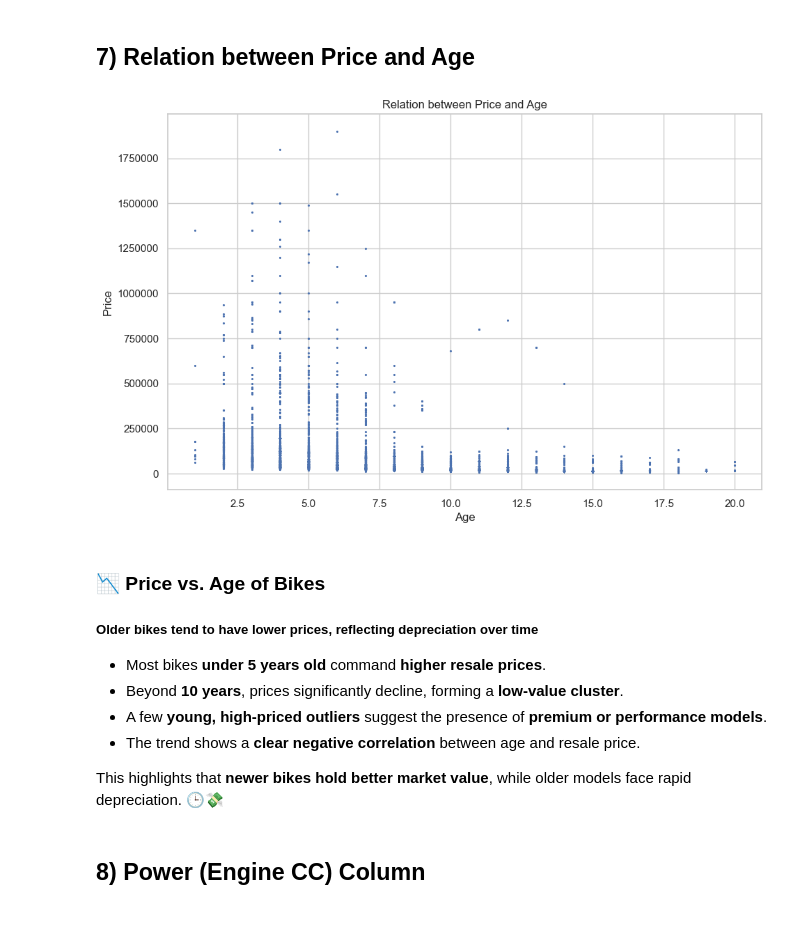
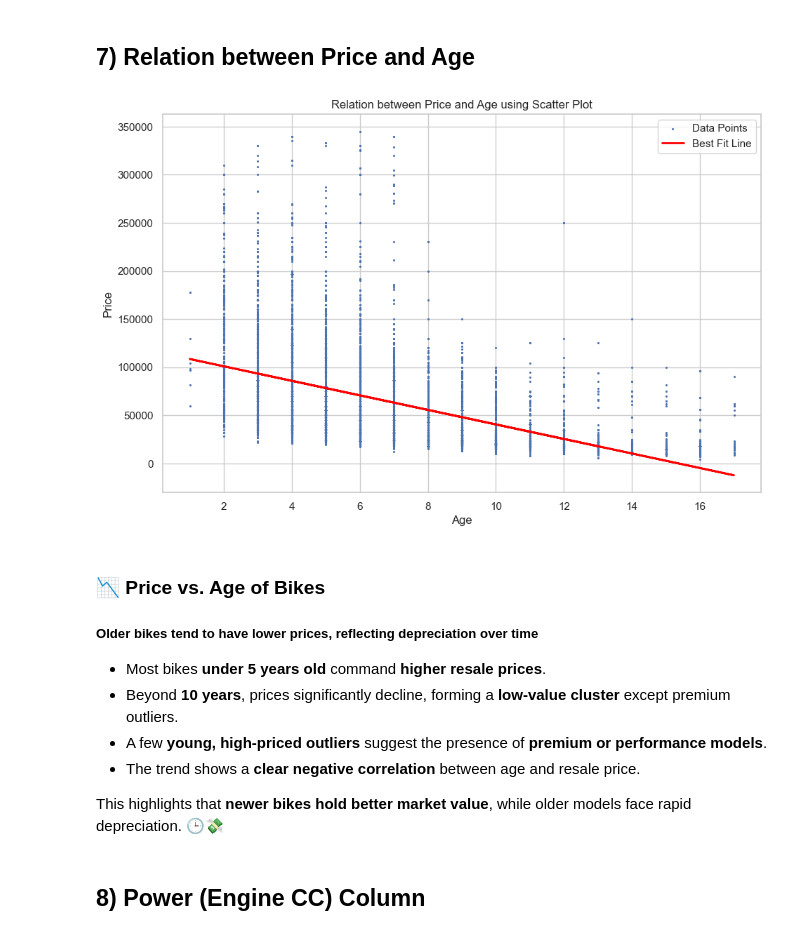
Before and after one commit to MrJ-2k04/MCA-Sem-2-Project, a Jupyter notebook: 1) EDA.ipynb, the cells around one changed output. Saved outputs shown, nothing was run; the diff lists cells and outputs as text; code cells hidden in the pictures.

```diff
--- a/1) EDA.ipynb
+++ b/1) EDA.ipynb
@@ -204,0 +241,2 @@ New shape after removing mileage outliers:  (32523, 8)
+# %%
+df_without_age_kms_outliers = remove_iqr_outliers(df_without_age_outliers, "kms_driven")
@@ -235,0 +289,2 @@ showZScoreBoxPlot(df_without_age_kms_outliers, "price")
+# %%
+df_without_any_outliers = remove_z_score_outliers(df_without_age_kms_outliers, "price")
@@ -255,7 +335,7 @@ owner_mapping = {
     'Third Owner': 3,
     'Fourth Owner Or More': 4
 }
-useful_df = df_without_age_kms_outliers.copy()
+useful_df = df_without_any_outliers.copy()
 useful_df['owner_encoded'] = useful_df['owner'].map(owner_mapping)
 useful_df.head()
 # %% [output]
@@ -321,15 +402,23 @@ The data shows that **mass-market brands** lead the used bike space, while **pre
 # %% [markdown]
 ## 6) Relation between Price and Mileage
 # %%
-def plot_scatter_chart(df, x_col, y_col, title = ""):
+def plot_scatter_chart(df, x_col, y_col, title=""):
     x = df[x_col]
     y = df[y_col]
+
+    # Fit a line to the data
+    coeffs = np.polyfit(x, y, deg=1) # Linear regression (degree 1)
+    poly_eqn = np.poly1d(coeffs)
+    y_fit = poly_eqn(x) # Predicted y values
+
     plt.figure(figsize=(11, 7))
-    plt.scatter(x,y,s=6, marker=".", label="")
+    plt.scatter(x, y, s=6, marker=".", label="Data Points")
+    plt.plot(x, y_fit, color='red', linewidth=2, label="Best Fit Line")  # Regression line
     plt.title(title)
-    plt.gca().ticklabel_format(axis='y', style='plain', useOffset=True, useLocale=True)
     plt.xlabel(x_col.capitalize())
     plt.ylabel(y_col.capitalize())
+    plt.gca().ticklabel_format(axis='y', style='plain', useOffset=True, useLocale=True)
+    plt.legend()
     plt.show()
 # %%
 plot_scatter_chart(useful_df, "kms_driven", "price", "Relation between Price and Mileage")
@@ -377,16 +463,16 @@ plt.show()
 # %% [markdown]
 ## 7) Relation between Price and Age
 # %%
-plot_scatter_chart(useful_df, "age", "price", "Relation between Price and Age")
+plot_scatter_chart(useful_df, "age", "price", "Relation between Price and Age using Scatter Plot")
 # %% [output]
-[figure, old version]
+[figure, new version]
 # %% [markdown]
 ### 📉 Price vs. Age of Bikes
 
 ##### **Older bikes tend to have lower prices**, reflecting depreciation over time
 
 - Most bikes **under 5 years old** command **higher resale prices**.
-- Beyond **10 years**, prices significantly decline, forming a **low-value cluster**.
+- Beyond **10 years**, prices significantly decline, forming a **low-value cluster** except premium outliers.
 - A few **young, high-priced outliers** suggest the presence of **premium or performance models**.
 - The trend shows a **clear negative correlation** between age and resale price.
 
```
Also changed, not shown: parts of 48 cells of this notebook, 2 other files.
